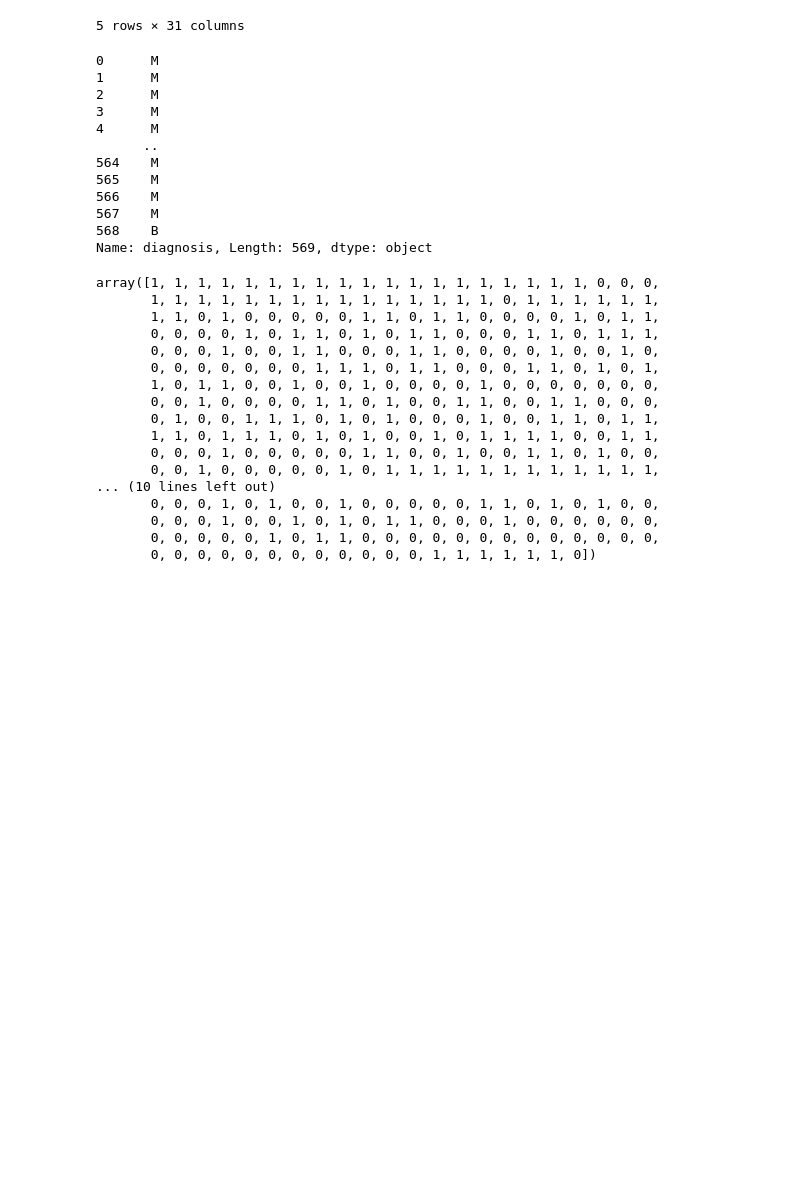
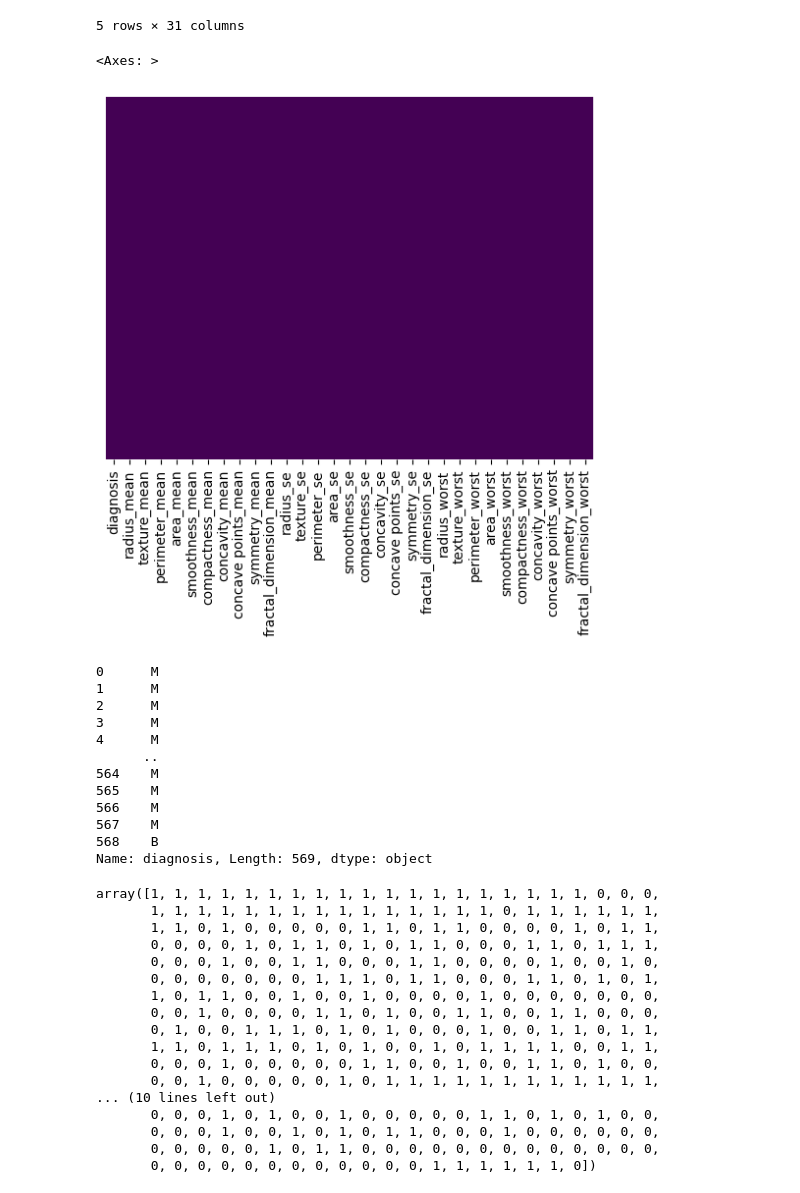
Before and after one commit to Omar-hk/BreastCancer_Wisconsin, a Jupyter notebook: breastcancer.ipynb, the cells around one changed output. Cells and saved outputs as stored; diff of their text form; code cells hidden in the pictures; blank space fills up the shorter version.

```diff
--- a/breastcancer.ipynb
+++ b/breastcancer.ipynb
@@ -48,6 +48,11 @@ df.head()
 | 3 | M | 11.42 | 20.38 | 77.58 | 386.1 | 0.14250 | 0.28390 | ... |
 | 4 | M | 20.29 | 14.34 | 135.10 | 1297.0 | 0.10030 | 0.13280 | ... |
 5 rows × 31 columns
+# %%
+sns.heatmap(df.isnull(), yticklabels=False, cbar=False, cmap='viridis')
+# %% [output]
+<Axes: >
+[figure, added]
 # %%
 X = df.drop(columns=['diagnosis'])
 Y = df['diagnosis']
```
